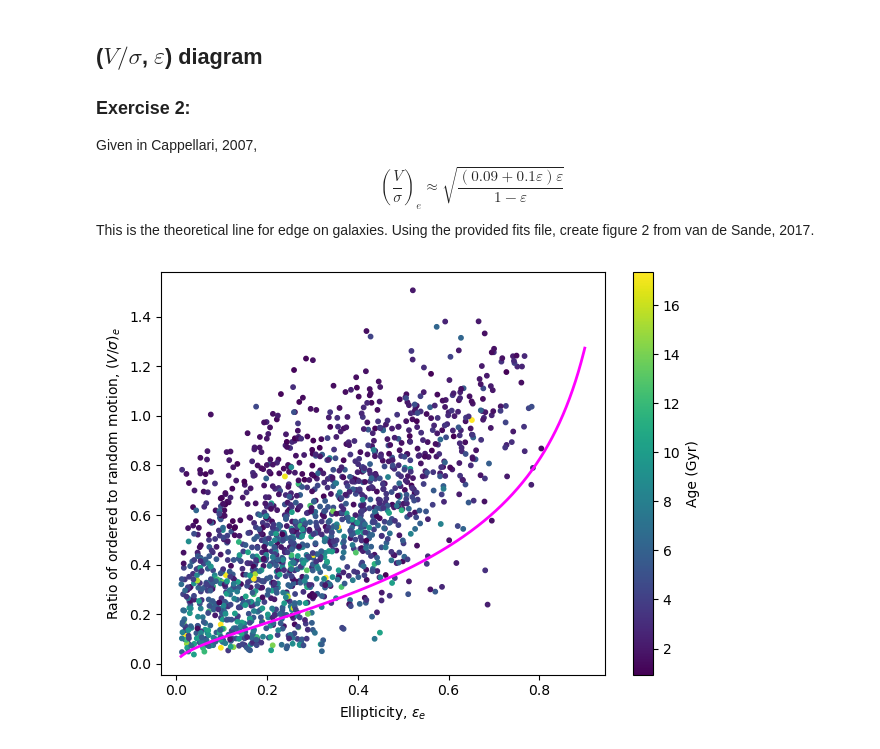
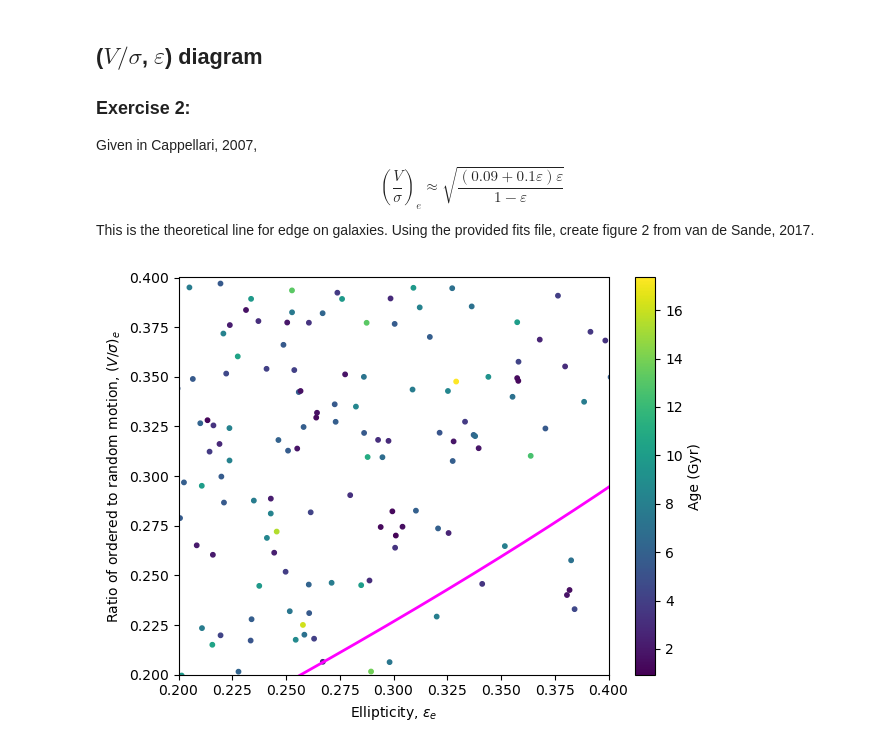
Before and after one commit to mithebell/PHYS3116_2026T3, a Jupyter notebook: Week 4/wk4_spotted_python_code_solutions.ipynb, the cells around one changed output. Saved outputs shown, nothing was run; the diff lists cells and outputs as text; code cells hidden in the pictures.

```diff
--- a/Week 4/wk4_spotted_python_code_solutions.ipynb
+++ b/Week 4/wk4_spotted_python_code_solutions.ipynb
@@ -309,11 +309,13 @@ sami_age = data_age[mask]
 # %%
 # Plot the theoretical line
 plt.scatter(sami_ellipticity, sami_vsigma, s=10, c=sami_age)
-plt.plot(ellipticity,vsigma, color='magenta', linewidth=2)
+plt.plot(ellipticity, vsigma, color='magenta', linewidth=2)
 plt.xlabel('Ellipticity, $\\varepsilon_e$')
 plt.ylabel('Ratio of ordered to random motion, $(V/\\sigma)_e$')
+plt.xlim((0.2, 0.4))
+plt.ylim((0.2, 0.4))
 plt.colorbar(label='Age (Gyr)')
 plt.tight_layout()
 plt.show()
 # %% [output]
-[figure, old version]
+[figure, new version]
```
Also changed, not shown: 6 other files.
